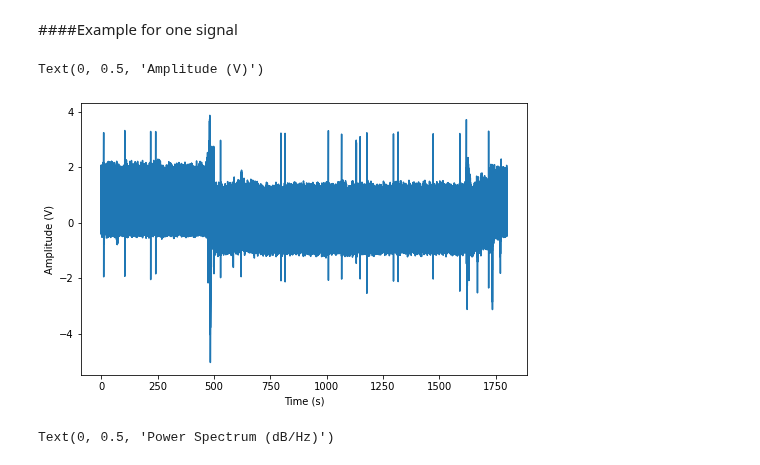
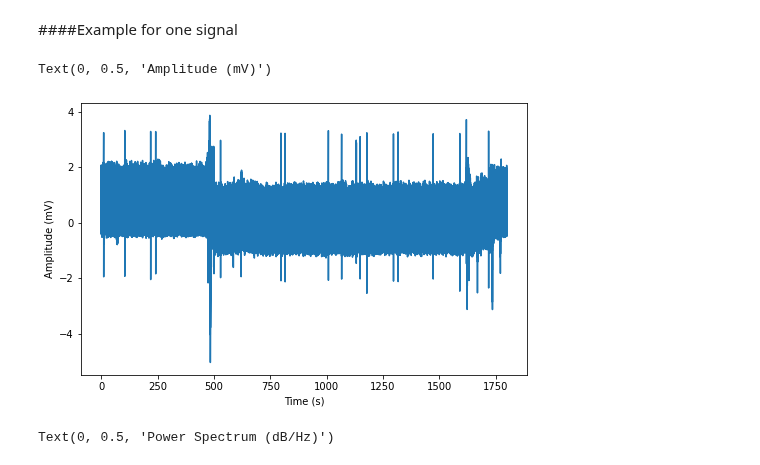
Before and after one commit to alice202122/AI_PROJECT, a Jupyter notebook: Copia_di_AI_Assignment.ipynb, the cells around one changed output. Saved outputs shown, nothing was run; the diff lists cells and outputs as text; code cells hidden in the pictures.

```diff
--- a/Copia_di_AI_Assignment.ipynb
+++ b/Copia_di_AI_Assignment.ipynb
@@ -345,22 +365,22 @@ We want to detect the baseline and remove it from the overall signals because no
 # %%
 patient = 0
 
 ECG = 0                                      # ECGs are stored in the first column of the data matrix
 Ilead = 0                                    # I lead is stored in the first column of the ECGs
 IIlead = 1                                   # II lead is stored in the first column of the ECGs
 ECGI_up = data_up[patient][ECG][Ilead]          # ECG I lead from patient S001_128
 ECGII_up = data_up[patient][ECG][IIlead]        # ECG II lead from patient S001_128
 
 duration = int(delta_fs*len(ECGI_up))                             # signal duration (s)
 samples = duration*fs                                             # number of samples
 time_vec = np.linspace(0, duration, samples, endpoint=False)      # time vector
 
 plot(time_vec, ECGI_up)
 xlabel('Time (s)')
-ylabel('Amplitude (V)')
+ylabel('Amplitude (mV)')
 # %% [output]
-Text(0, 0.5, 'Amplitude (V)')
+Text(0, 0.5, 'Amplitude (mV)')
-[figure, old version]
+[figure, new version]
 # %%
 def power_spectrum(data, sampling_rate):
   fourier_transform = np.fft.rfft(data)                                 # FFT computation
```
Also changed, not shown: parts of 24 cells of this notebook.
